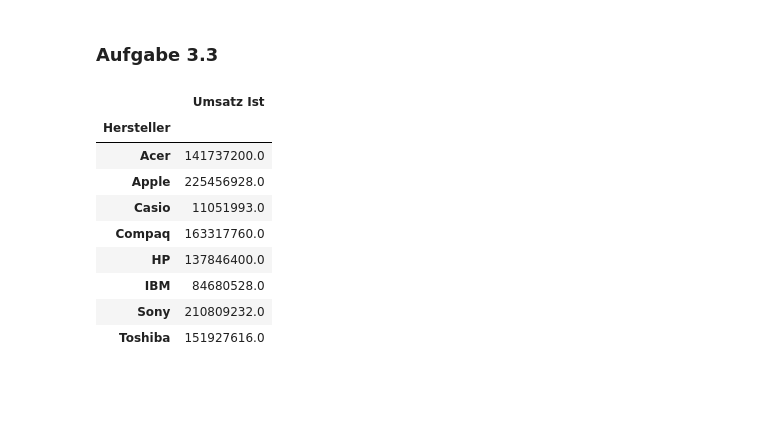
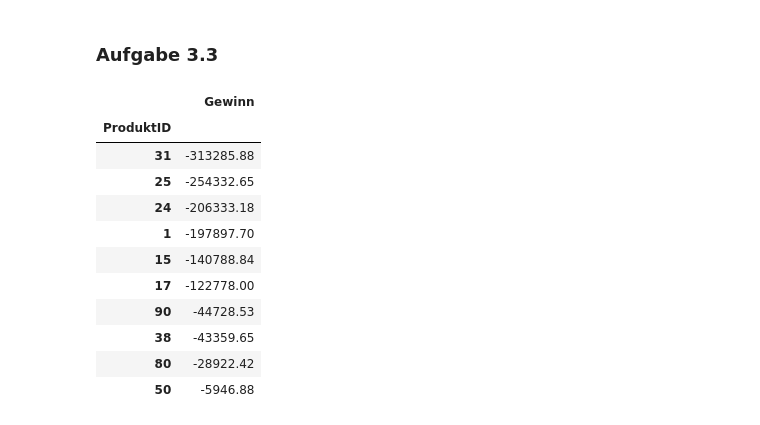
Before and after one commit to Kaetherine/BI-Uebungsblaetter, a Jupyter notebook: LE2/BI23_U╠êbungsblatt_LE2_OLAP.ipynb, the cells around one changed output. Drawn from its saved outputs; the diff is of its cells as text; code cells hidden in the pictures; blank space fills up the shorter version.

```diff
--- a/LE2/BI23_U╠êbungsblatt_LE2_OLAP.ipynb
+++ b/LE2/BI23_U╠êbungsblatt_LE2_OLAP.ipynb
@@ -296,15 +309,26 @@ display(df_pivot_beispiel)
 # %% [markdown]
 ### Aufgabe 3.3
 # %%
-# INSERT CODE HERE
+# Filter anwenden und Pivot-Tabelle erstellen
+df_33 = pd.pivot_table(
+    df_PCPowerMarkt[
+    df_PCPowerMarkt['LandBez'] == 'Großbritannien']
+    [df_PCPowerMarkt['Gewinn'] < 0],
+        values='Gewinn',
+        index='ProduktID',
+        aggfunc=np.sum
+        )
+df_33.sort_values(by='Gewinn', ascending=True)
 # %% [output]
-|  | Umsatz Ist |
-| Hersteller |  |
-| Acer | 141737200.0 |
-| Apple | 225456928.0 |
-| Casio | 11051993.0 |
-| Compaq | 163317760.0 |
-| HP | 137846400.0 |
-| IBM | 84680528.0 |
-| Sony | 210809232.0 |
-| Toshiba | 151927616.0 |
+|  | Gewinn |
+| ProduktID |  |
+| 31 | -313285.88 |
+| 25 | -254332.65 |
+| 24 | -206333.18 |
+| 1 | -197897.70 |
+| 15 | -140788.84 |
+| 17 | -122778.00 |
+| 90 | -44728.53 |
+| 38 | -43359.65 |
+| 80 | -28922.42 |
+| 50 | -5946.88 |
```
Also changed, not shown: parts of 7 cells of this notebook, 1 other file.
